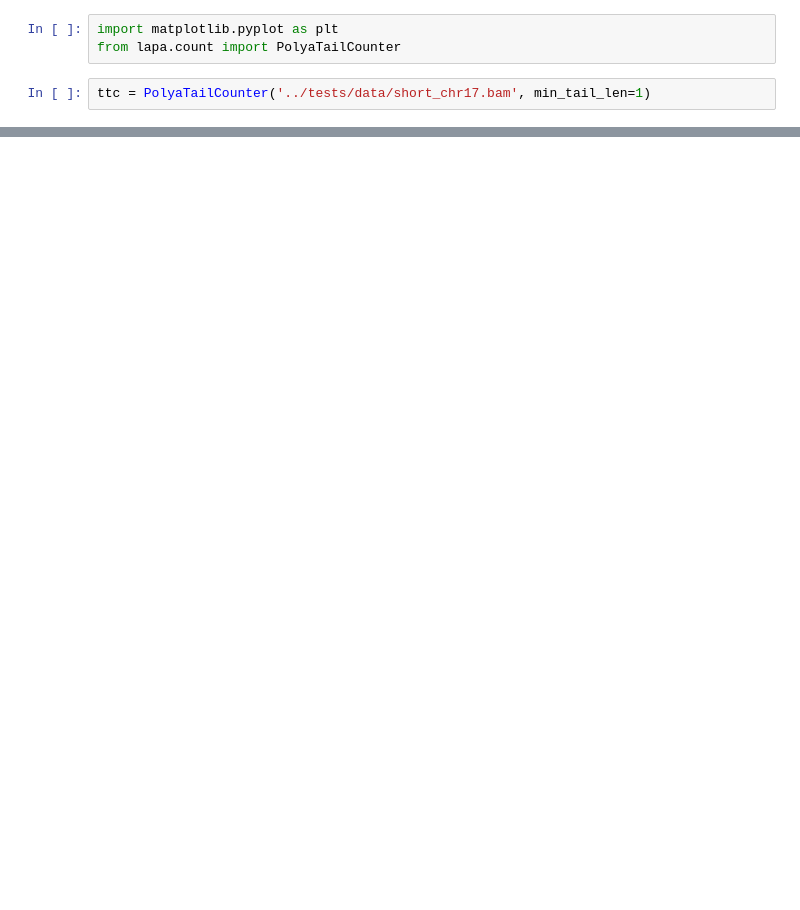
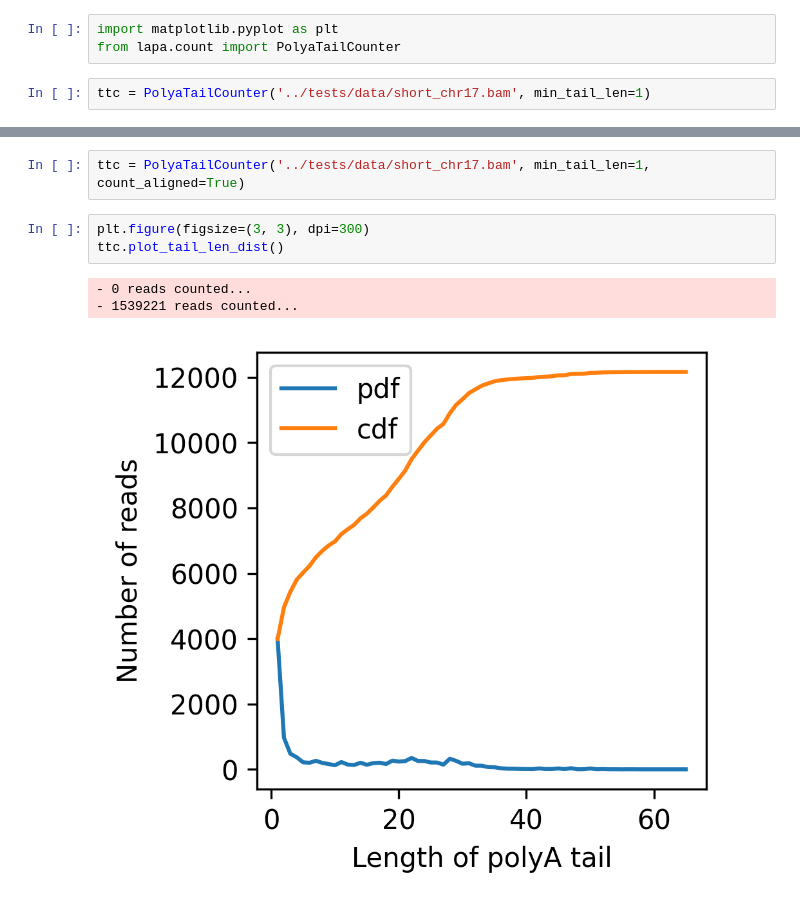
Before and after one commit to mortazavilab/lapa, a Jupyter notebook: notebooks/es_read_count.ipynb, the cells around one changed output, grey strips where cells are left out. Cells and saved outputs as stored; diff of their text form; blank space fills up the shorter version.

Commit message:
tailed counting

```diff
--- a/notebooks/es_read_count.ipynb
+++ b/notebooks/es_read_count.ipynb
@@ -12,0 +13,9 @@ ttc.plot_tail_len_dist()
+# %%
+ttc = PolyaTailCounter('../tests/data/short_chr17.bam', min_tail_len=1, count_aligned=True)
+# %%
+plt.figure(figsize=(3, 3), dpi=300)
+ttc.plot_tail_len_dist()
+# %% [output]
+- 0 reads counted...
+- 1539221 reads counted...
+[figure, added]
```
Also changed, not shown: parts of 1 cell of this notebook, 1 other file.
